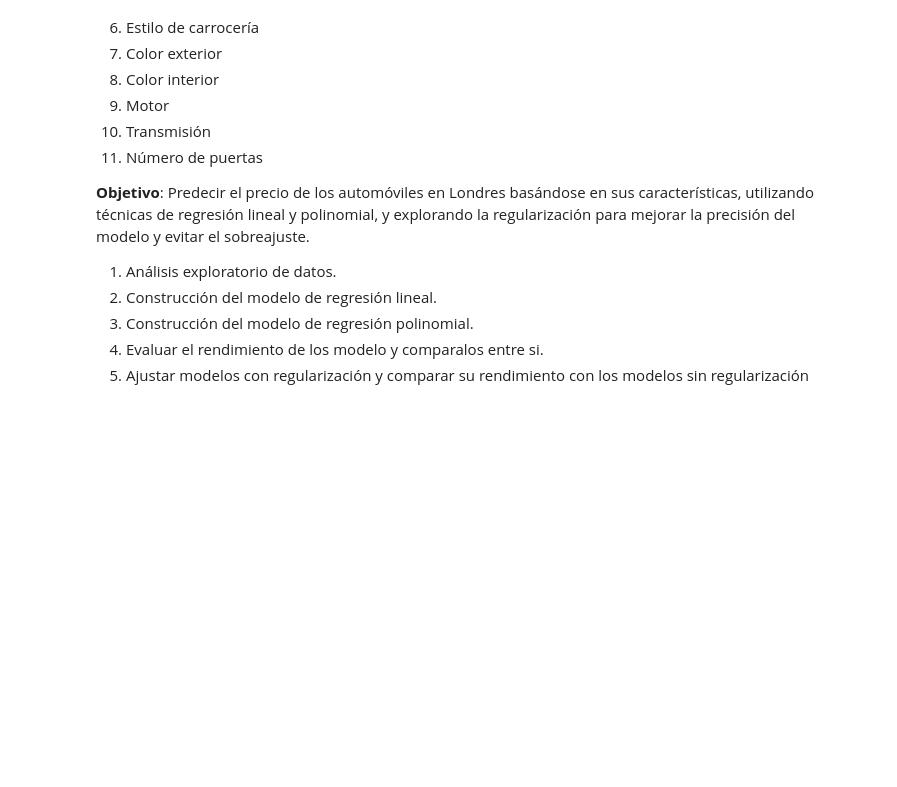
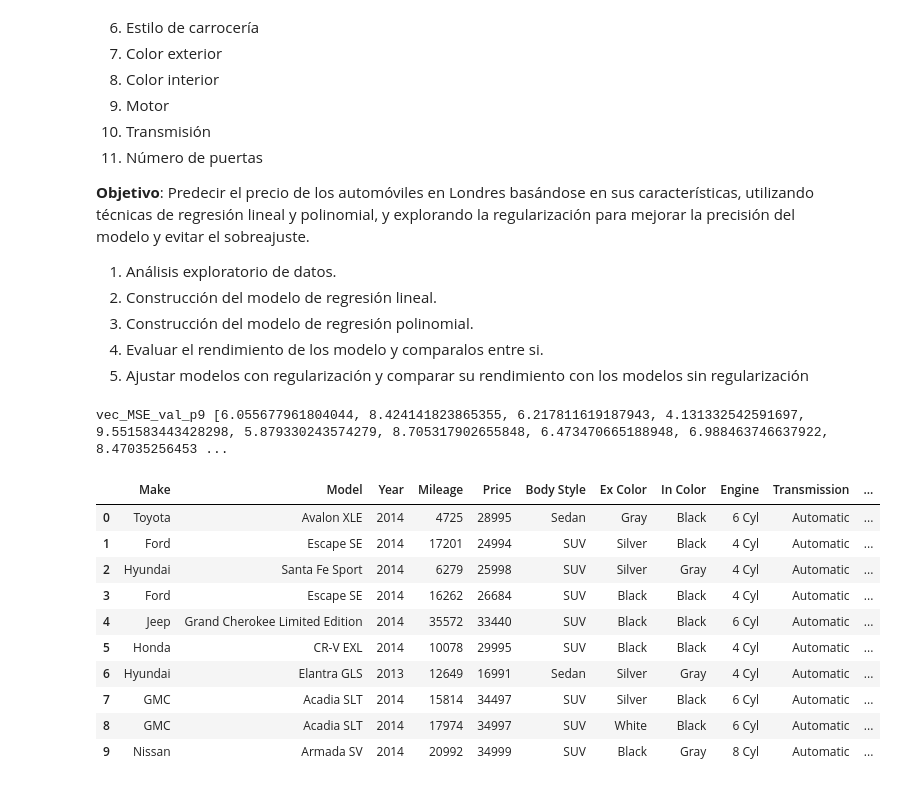
Before and after one commit to Camilohoyos99/AA_DATOS, a Jupyter notebook: Lab01_AnalisisAvanzado_2024.ipynb, the cells around one changed output. Cells and saved outputs as stored; diff of their text form; code cells hidden in the pictures; blank space fills up the shorter version.

```diff
--- a/Lab01_AnalisisAvanzado_2024.ipynb
+++ b/Lab01_AnalisisAvanzado_2024.ipynb
@@ -985,3 +978,20 @@ Bueno y ahora tenemos el siguiente dataset **LondonCars2014.csv** que  contiene
 3. Construcción del modelo de regresión polinomial.
 4. Evaluar el rendimiento de los modelo y comparalos entre si.
 5. Ajustar modelos con regularización y comparar su rendimiento con los modelos sin regularización
+# %%
+import pandas as pd
+df = pd.read_csv('/content/sample_data/LondonCars2014.csv')
+df.head(10)
+# %% [output]
+vec_MSE_val_p9 [6.055677961804044, 8.424141823865355, 6.217811619187943, 4.131332542591697, 9.551583443428298, 5.879330243574279, 8.705317902655848, 6.473470665188948, 6.988463746637922, 8.47035256453 ...
+|  | Make | Model | Year | Mileage | Price | Body Style | Ex Color | In Color | Engine | Transmission | ... |
+| 0 | Toyota | Avalon XLE | 2014 | 4725 | 28995 | Sedan | Gray | Black | 6 Cyl | Automatic | ... |
+| 1 | Ford | Escape SE | 2014 | 17201 | 24994 | SUV | Silver | Black | 4 Cyl | Automatic | ... |
+| 2 | Hyundai | Santa Fe Sport | 2014 | 6279 | 25998 | SUV | Silver | Gray | 4 Cyl | Automatic | ... |
+| 3 | Ford | Escape SE | 2014 | 16262 | 26684 | SUV | Black | Black | 4 Cyl | Automatic | ... |
+| 4 | Jeep | Grand Cherokee Limited Edition | 2014 | 35572 | 33440 | SUV | Black | Black | 6 Cyl | Automatic | ... |
+| 5 | Honda | CR-V EXL | 2014 | 10078 | 29995 | SUV | Black | Black | 4 Cyl | Automatic | ... |
+| 6 | Hyundai | Elantra GLS | 2013 | 12649 | 16991 | Sedan | Silver | Gray | 4 Cyl | Automatic | ... |
+| 7 | GMC | Acadia SLT | 2014 | 15814 | 34497 | SUV | Silver | Black | 6 Cyl | Automatic | ... |
+| 8 | GMC | Acadia SLT | 2014 | 17974 | 34997 | SUV | White | Black | 6 Cyl | Automatic | ... |
+| 9 | Nissan | Armada SV | 2014 | 20992 | 34999 | SUV | Black | Gray | 8 Cyl | Automatic | ... |
```
Also changed, not shown: parts of 5 cells of this notebook.
